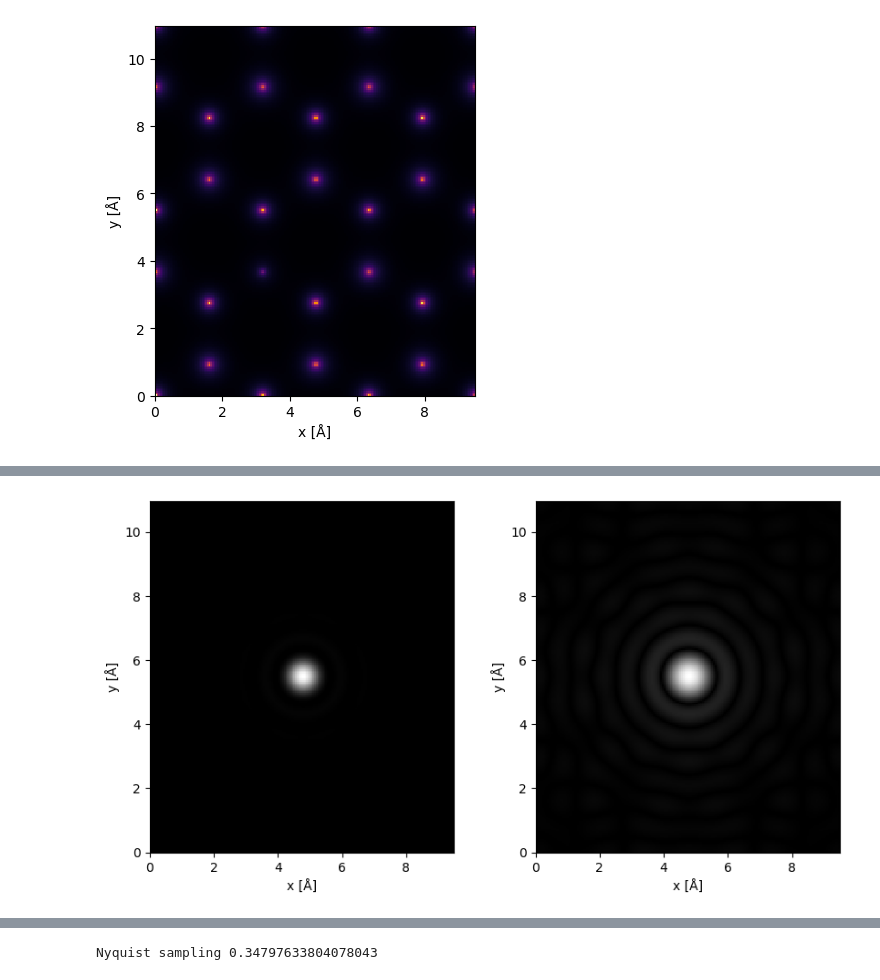
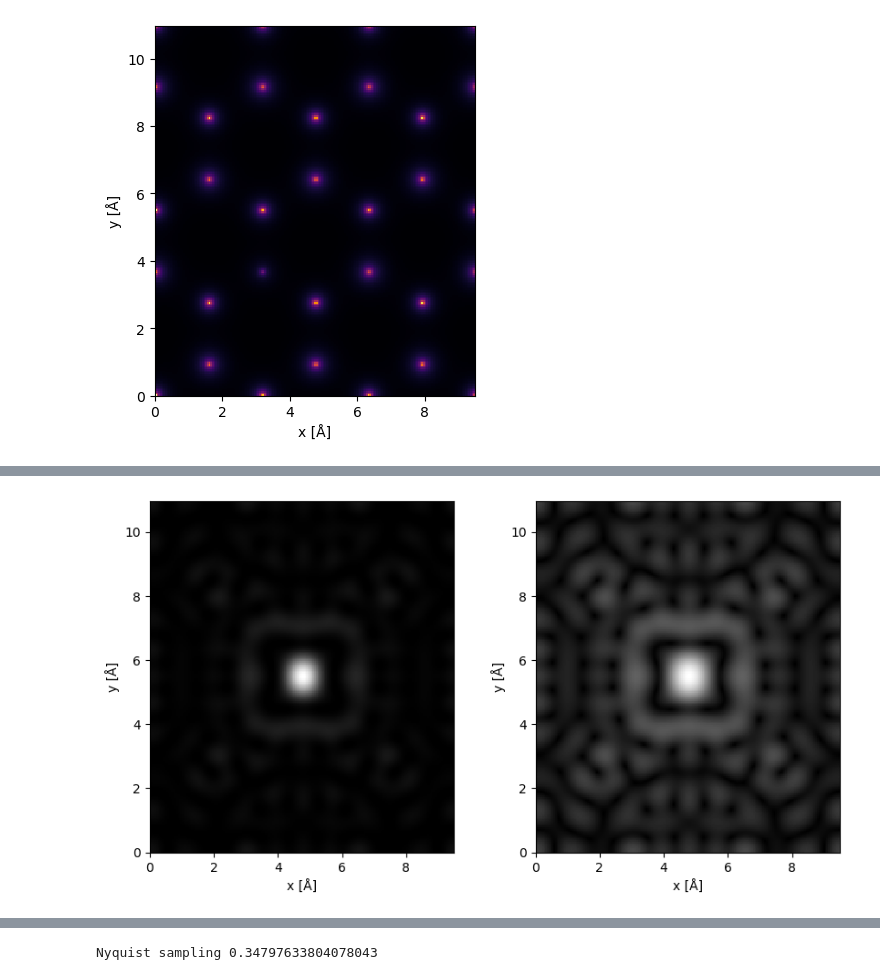
Before and after one commit to jinseuk56/4DSTEM_processing, a Jupyter notebook: ptychography/multislice_and_epie_1.ipynb, the cells around one changed output, grey strips where cells are left out. Saved outputs shown, nothing was run; the diff lists cells and outputs as text; code cells hidden in the pictures.

```diff
--- a/ptychography/multislice_and_epie_1.ipynb
+++ b/ptychography/multislice_and_epie_1.ipynb
@@ -49,10 +49,10 @@ plt.show()
 # %%
-S = SMatrix(semiangle_cutoff=30, energy=80e3, expansion_cutoff=30, device='gpu')
-S.grid.match(tds_potential)
+probe = Probe(semiangle_cutoff=30, energy=80e3, Cs=1E6, defocus=scherzer_defocus(1E6, 80E3))
+probe.grid.match(tds_potential)
 
 fig, axes = plt.subplots(1, 2, figsize=(10, 5))
-S.show(ax=axes[0])
-S.show(ax=axes[1], power=0.5)
+probe.show(ax=axes[0])
+probe.show(ax=axes[1], power=0.5)
 plt.show()
 # %% [output]
-[figure, old version]
+[figure, new version]
```
Also changed, not shown: parts of 13 cells of this notebook.
